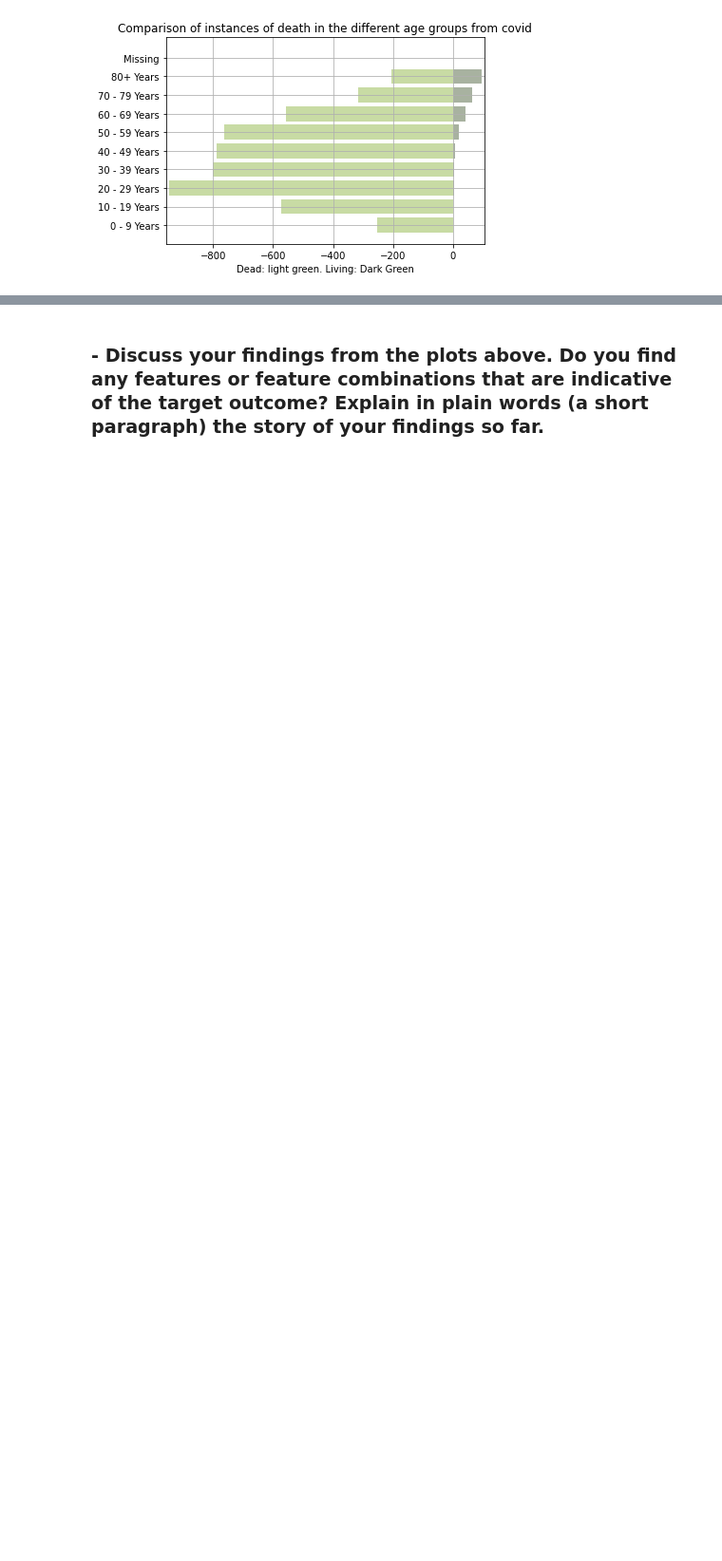
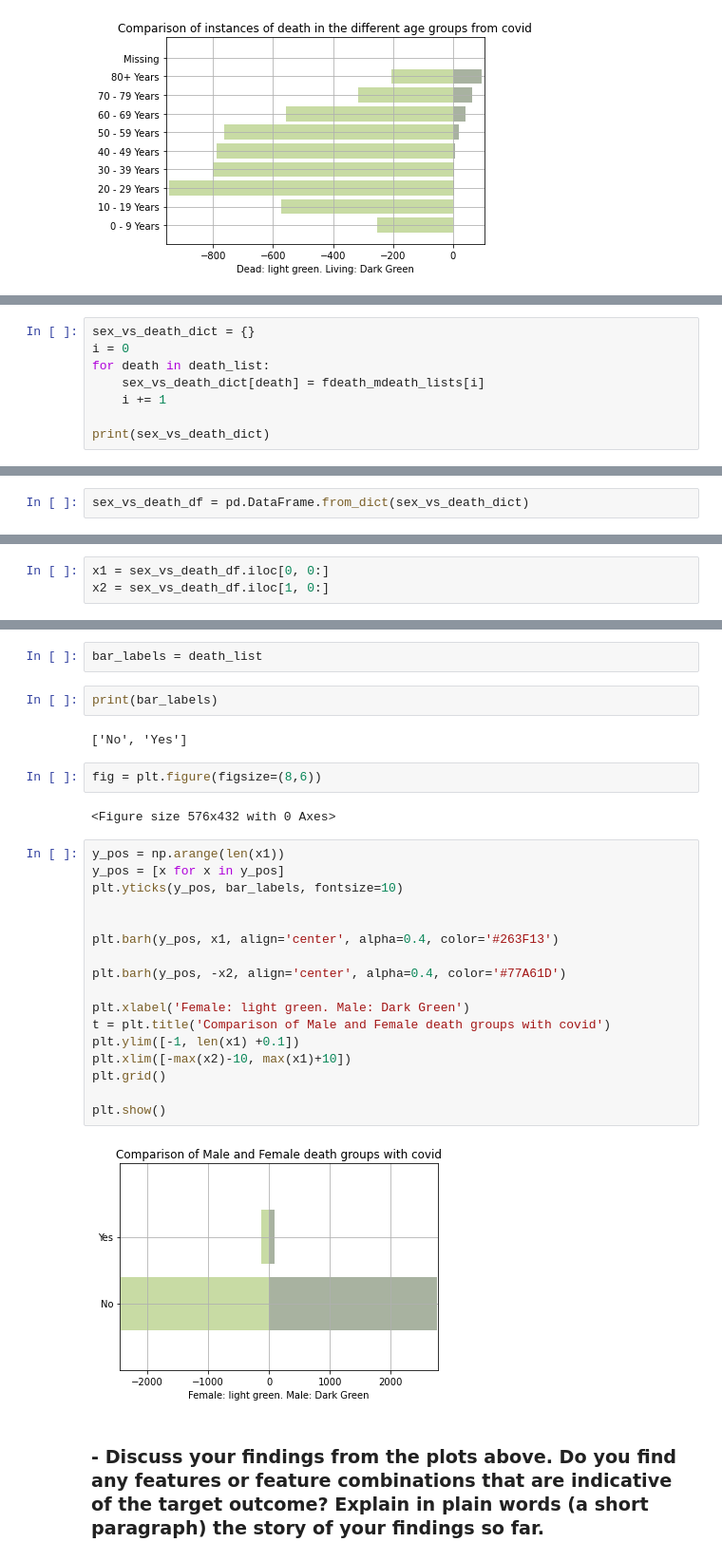
Before and after one commit to Jamtd1/DataAnalytics-Data-Analysing, a Jupyter notebook: Assignment 1/Homework1/2020-Homework1-Notebook-Cont.ipynb, the cells around one changed output, grey strips where cells are left out. Shown at 95% size. Saved outputs shown, nothing was run; the diff lists cells and outputs as text; blank space fills up the shorter version.

Commit message:
back-to-back chart for deaths and sex has been added

```diff
--- a/Assignment 1/Homework1/2020-Homework1-Notebook-Cont.ipynb
+++ b/Assignment 1/Homework1/2020-Homework1-Notebook-Cont.ipynb
@@ -1236,0 +1316,8 @@ plt.show()
+# %%
+sex_vs_death_dict = {}
+i = 0
+for death in death_list:
+    sex_vs_death_dict[death] = fdeath_mdeath_lists[i]
+    i += 1
+
+print(sex_vs_death_dict)
@@ -1236,0 +1326,2 @@ plt.show()
+# %%
+sex_vs_death_df = pd.DataFrame.from_dict(sex_vs_death_dict)
@@ -1236,0 +1334,3 @@ plt.show()
+# %%
+x1 = sex_vs_death_df.iloc[0, 0:]
+x2 = sex_vs_death_df.iloc[1, 0:]
@@ -1237,2 +1348,31 @@ plt.show()
+# %%
+bar_labels = death_list
+# %%
+print(bar_labels)
+# %% [output]
+['No', 'Yes']
+# %%
+fig = plt.figure(figsize=(8,6))
+# %% [output]
+<Figure size 576x432 with 0 Axes>
+# %%
+y_pos = np.arange(len(x1))
+y_pos = [x for x in y_pos]
+plt.yticks(y_pos, bar_labels, fontsize=10)
+
+
+plt.barh(y_pos, x1, align='center', alpha=0.4, color='#263F13')
+
+plt.barh(y_pos, -x2, align='center', alpha=0.4, color='#77A61D')
+
+plt.xlabel('Female: light green. Male: Dark Green')
+t = plt.title('Comparison of Male and Female death groups with covid')
+plt.ylim([-1, len(x1) +0.1])
+plt.xlim([-max(x2)-10, max(x1)+10])
+plt.grid()
+
+plt.show()
+# %% [output]
+[figure, added]
 # %% [markdown]
 ### - Discuss your findings from the plots above. Do you find any features or feature combinations that are indicative of the target outcome? Explain in plain words (a short paragraph) the story of your findings so far.
```
Also changed, not shown: parts of 11 cells of this notebook.
